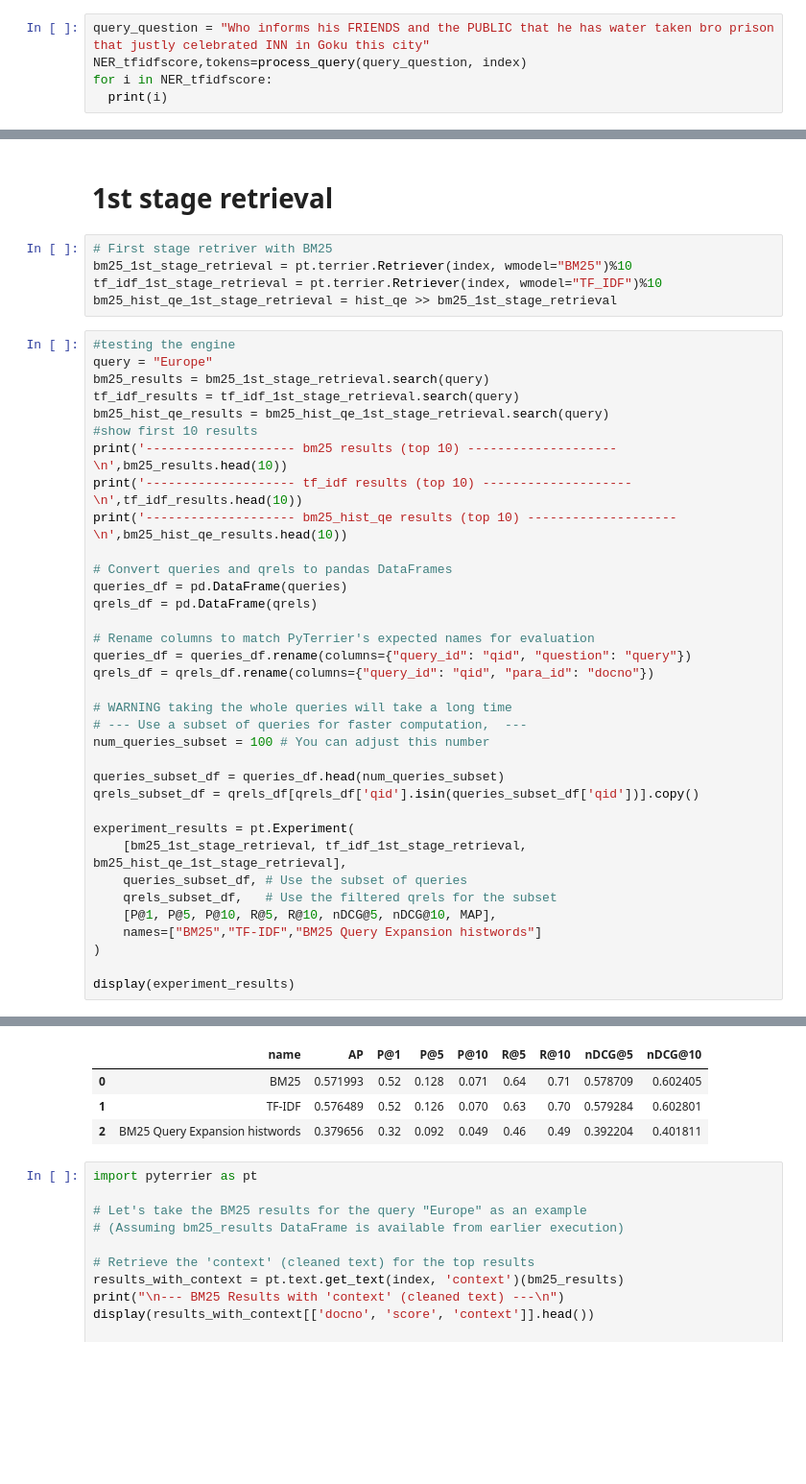
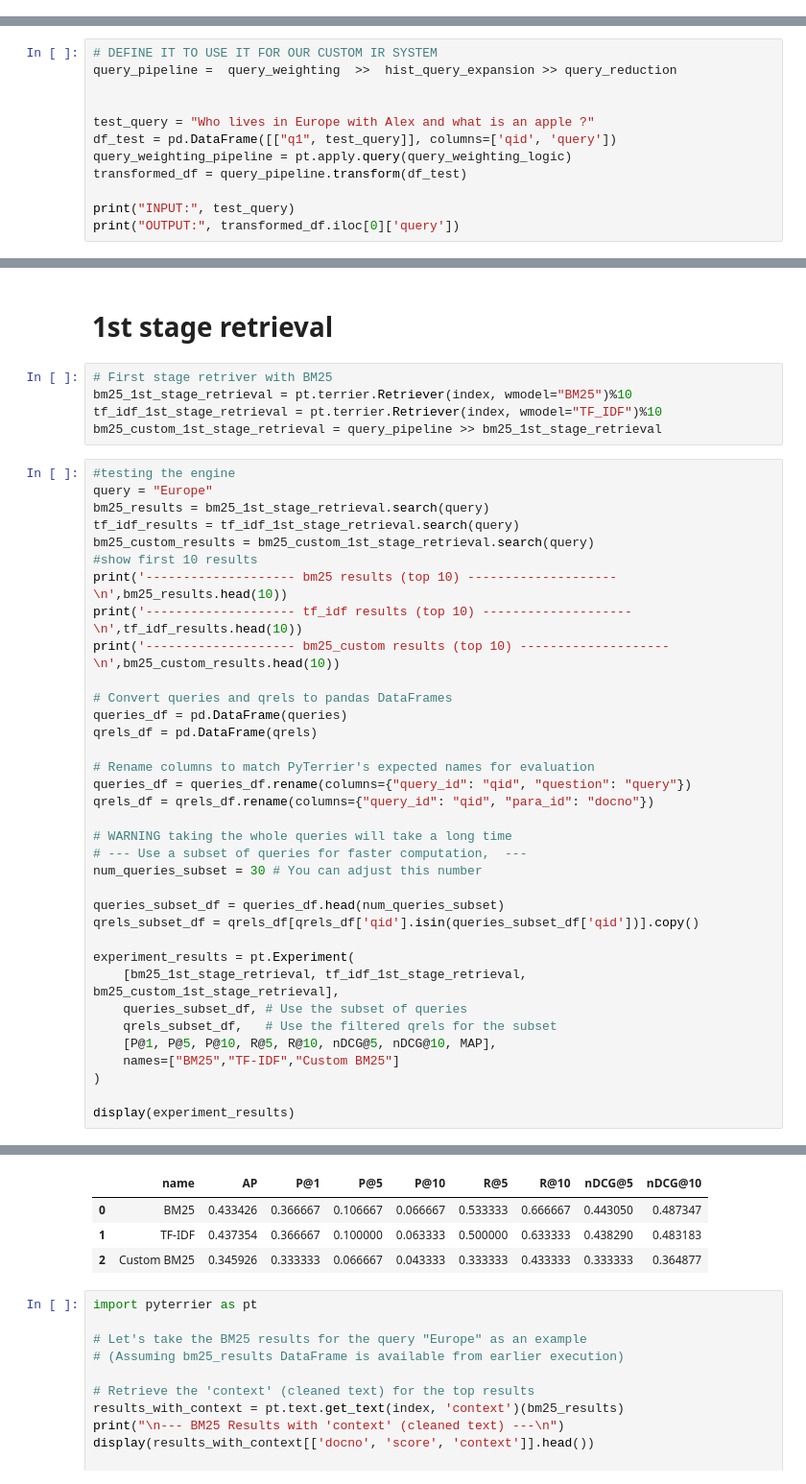
Before and after one commit to OmerSherman/IRProject, a Jupyter notebook: Historical News Question Answering.ipynb, the cells around one changed output, grey strips where cells are left out. Shown at 96% size. Cells and saved outputs as stored; diff of their text form; blank space fills up the shorter version.

Commit message:
feat: add query weighting in query rewriting pipeline
note: 3rd model with query rewriting it gave a worst result than bm25 and tf-idf.

```diff
--- a/Historical News Question Answering.ipynb
+++ b/Historical News Question Answering.ipynb
@@ -555,5 +467,0 @@ process_query(query_question, index)
-# %%
-query_question = "Who informs his FRIENDS and the PUBLIC that he has water taken bro prison that justly celebrated INN in Goku this city"
-NER_tfidfscore,tokens=process_query(query_question, index)
-for i in NER_tfidfscore:
-  print(i)
@@ -631,0 +578,12 @@ display(experiment_results_full)
+# %%
+# DEFINE IT TO USE IT FOR OUR CUSTOM IR SYSTEM
+query_pipeline =  query_weighting  >>  hist_query_expansion >> query_reduction
+
+
+test_query = "Who lives in Europe with Alex and what is an apple ?"
+df_test = pd.DataFrame([["q1", test_query]], columns=['qid', 'query'])
+query_weighting_pipeline = pt.apply.query(query_weighting_logic)
+transformed_df = query_pipeline.transform(df_test)
+
+print("INPUT:", test_query)
+print("OUTPUT:", transformed_df.iloc[0]['query'])
@@ -635,17 +596,17 @@ display(experiment_results_full)
 # First stage retriver with BM25
 bm25_1st_stage_retrieval = pt.terrier.Retriever(index, wmodel="BM25")%10
 tf_idf_1st_stage_retrieval = pt.terrier.Retriever(index, wmodel="TF_IDF")%10
-bm25_hist_qe_1st_stage_retrieval = hist_qe >> bm25_1st_stage_retrieval
+bm25_custom_1st_stage_retrieval = query_pipeline >> bm25_1st_stage_retrieval
 # %%
 #testing the engine
 query = "Europe"
 bm25_results = bm25_1st_stage_retrieval.search(query)
 tf_idf_results = tf_idf_1st_stage_retrieval.search(query)
-bm25_hist_qe_results = bm25_hist_qe_1st_stage_retrieval.search(query)
+bm25_custom_results = bm25_custom_1st_stage_retrieval.search(query)
 #show first 10 results
 print('-------------------- bm25 results (top 10) --------------------\n',bm25_results.head(10))
 print('-------------------- tf_idf results (top 10) --------------------\n',tf_idf_results.head(10))
-print('-------------------- bm25_hist_qe results (top 10) --------------------\n',bm25_hist_qe_results.head(10))
+print('-------------------- bm25_custom results (top 10) --------------------\n',bm25_custom_results.head(10))
 
 # Convert queries and qrels to pandas DataFrames
 queries_df = pd.DataFrame(queries)
@@ -657,17 +618,17 @@ qrels_df = qrels_df.rename(columns={"query_id": "qid", "para_id": "docno"})
 
 # WARNING taking the whole queries will take a long time
 # --- Use a subset of queries for faster computation,  ---
-num_queries_subset = 100 # You can adjust this number
+num_queries_subset = 30 # You can adjust this number
 
 queries_subset_df = queries_df.head(num_queries_subset)
 qrels_subset_df = qrels_df[qrels_df['qid'].isin(queries_subset_df['qid'])].copy()
 
 experiment_results = pt.Experiment(
-    [bm25_1st_stage_retrieval, tf_idf_1st_stage_retrieval, bm25_hist_qe_1st_stage_retrieval],
+    [bm25_1st_stage_retrieval, tf_idf_1st_stage_retrieval, bm25_custom_1st_stage_retrieval],
     queries_subset_df, # Use the subset of queries
     qrels_subset_df,   # Use the filtered qrels for the subset
     [P@1, P@5, P@10, R@5, R@10, nDCG@5, nDCG@10, MAP],
-    names=["BM25","TF-IDF","BM25 Query Expansion histwords"]
+    names=["BM25","TF-IDF","Custom BM25"]
 )
 
 display(experiment_results)
@@ -692,7 +653,7 @@ display(experiment_results)
 |  | name | AP | P@1 | P@5 | P@10 | R@5 | R@10 | nDCG@5 | nDCG@10 |
-| 0 | BM25 | 0.571993 | 0.52 | 0.128 | 0.071 | 0.64 | 0.71 | 0.578709 | 0.602405 |
-| 1 | TF-IDF | 0.576489 | 0.52 | 0.126 | 0.070 | 0.63 | 0.70 | 0.579284 | 0.602801 |
-| 2 | BM25 Query Expansion histwords | 0.379656 | 0.32 | 0.092 | 0.049 | 0.46 | 0.49 | 0.392204 | 0.401811 |
+| 0 | BM25 | 0.433426 | 0.366667 | 0.106667 | 0.066667 | 0.533333 | 0.666667 | 0.443050 | 0.487347 |
+| 1 | TF-IDF | 0.437354 | 0.366667 | 0.100000 | 0.063333 | 0.500000 | 0.633333 | 0.438290 | 0.483183 |
+| 2 | Custom BM25 | 0.345926 | 0.333333 | 0.066667 | 0.043333 | 0.333333 | 0.433333 | 0.333333 | 0.364877 |
 # %%
 import pyterrier as pt
 
```
Also changed, not shown: parts of 31 cells of this notebook.
